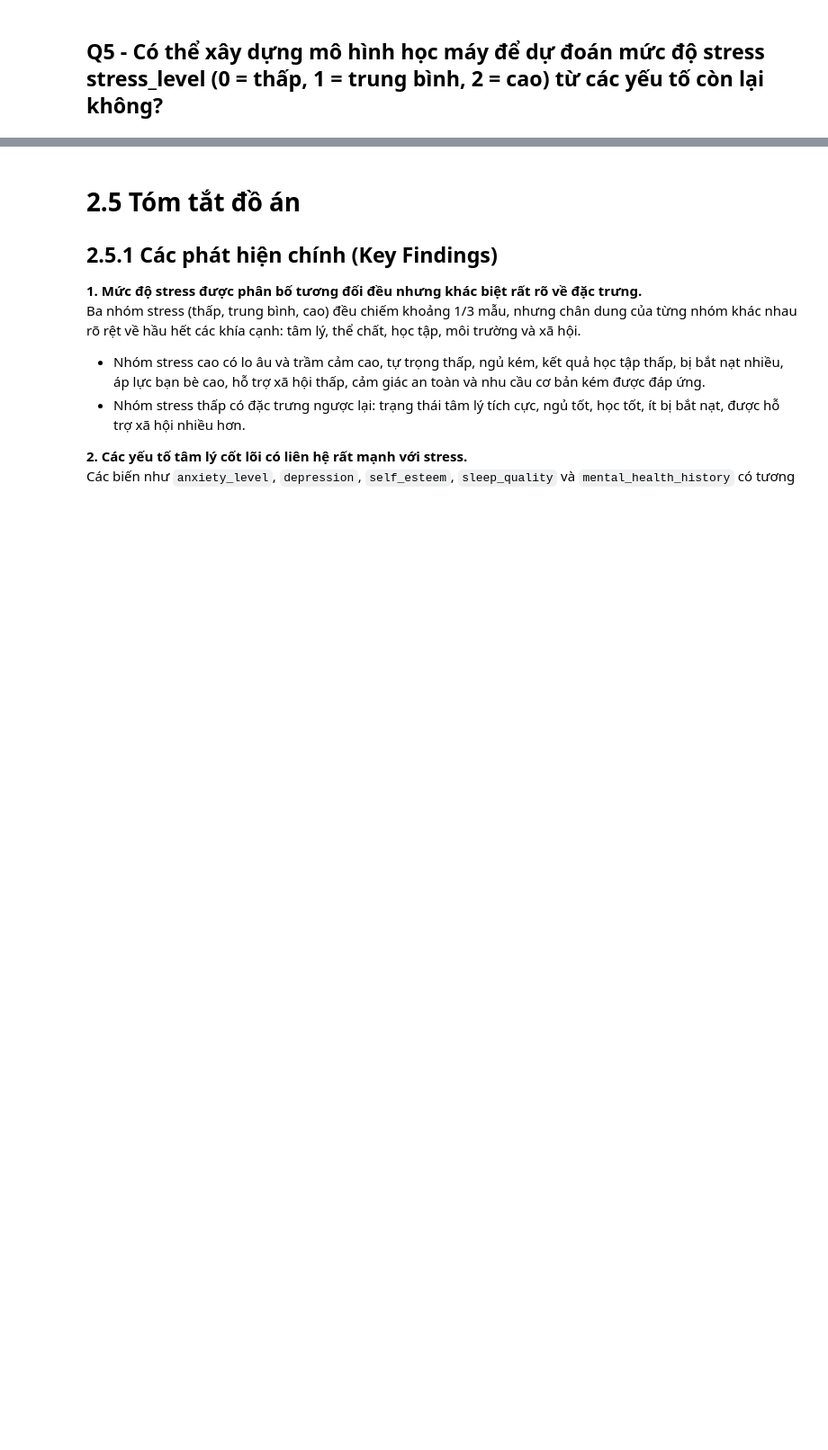
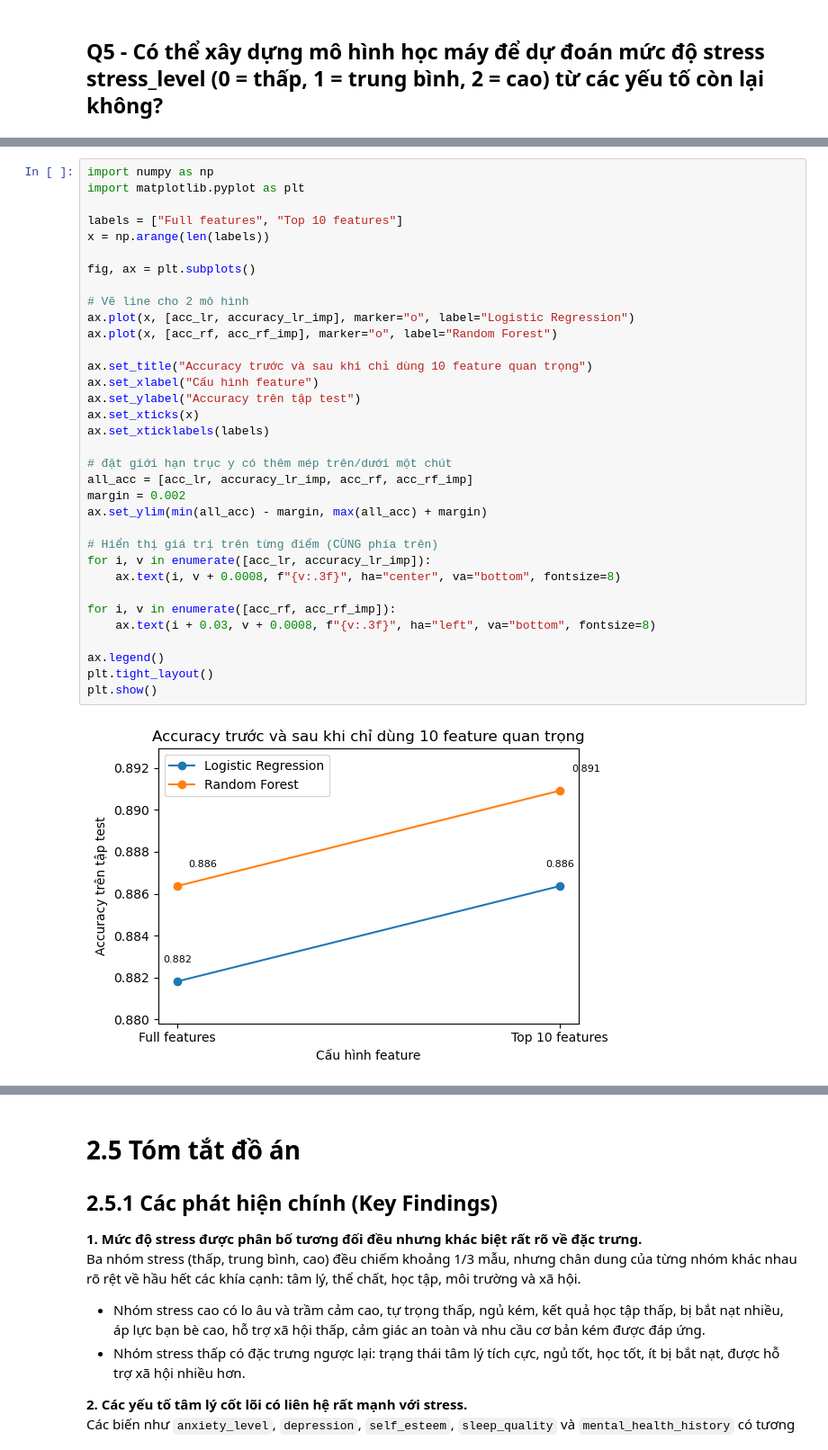
Before and after one commit to MDuy-3107/P4DS_Student-Stress-Monitoring, a Jupyter notebook: report.ipynb, the cells around one changed output, grey strips where cells are left out. Shown at 90% size. Saved outputs shown, nothing was run; the diff lists cells and outputs as text; blank space fills up the shorter version.

```diff
--- a/report.ipynb
+++ b/report.ipynb
@@ -3350,0 +3109,36 @@ Những yếu tố này phù hợp với EDA:
+# %%
+import numpy as np
+import matplotlib.pyplot as plt
+
+labels = ["Full features", "Top 10 features"]
+x = np.arange(len(labels))
+
+fig, ax = plt.subplots()
+
+# Vẽ line cho 2 mô hình
+ax.plot(x, [acc_lr, accuracy_lr_imp], marker="o", label="Logistic Regression")
+ax.plot(x, [acc_rf, acc_rf_imp], marker="o", label="Random Forest")
+
+ax.set_title("Accuracy trước và sau khi chỉ dùng 10 feature quan trọng")
+ax.set_xlabel("Cấu hình feature")
+ax.set_ylabel("Accuracy trên tập test")
+ax.set_xticks(x)
+ax.set_xticklabels(labels)
+
+# đặt giới hạn trục y có thêm mép trên/dưới một chút
+all_acc = [acc_lr, accuracy_lr_imp, acc_rf, acc_rf_imp]
+margin = 0.002
+ax.set_ylim(min(all_acc) - margin, max(all_acc) + margin)
+
+# Hiển thị giá trị trên từng điểm (CÙNG phía trên)
+for i, v in enumerate([acc_lr, accuracy_lr_imp]):
+    ax.text(i, v + 0.0008, f"{v:.3f}", ha="center", va="bottom", fontsize=8)
+
+for i, v in enumerate([acc_rf, acc_rf_imp]):
+    ax.text(i + 0.03, v + 0.0008, f"{v:.3f}", ha="left", va="bottom", fontsize=8)
+
+ax.legend()
+plt.tight_layout()
+plt.show()
+# %% [output]
+[figure, added]
```
Also changed, not shown: parts of 22 cells of this notebook.
